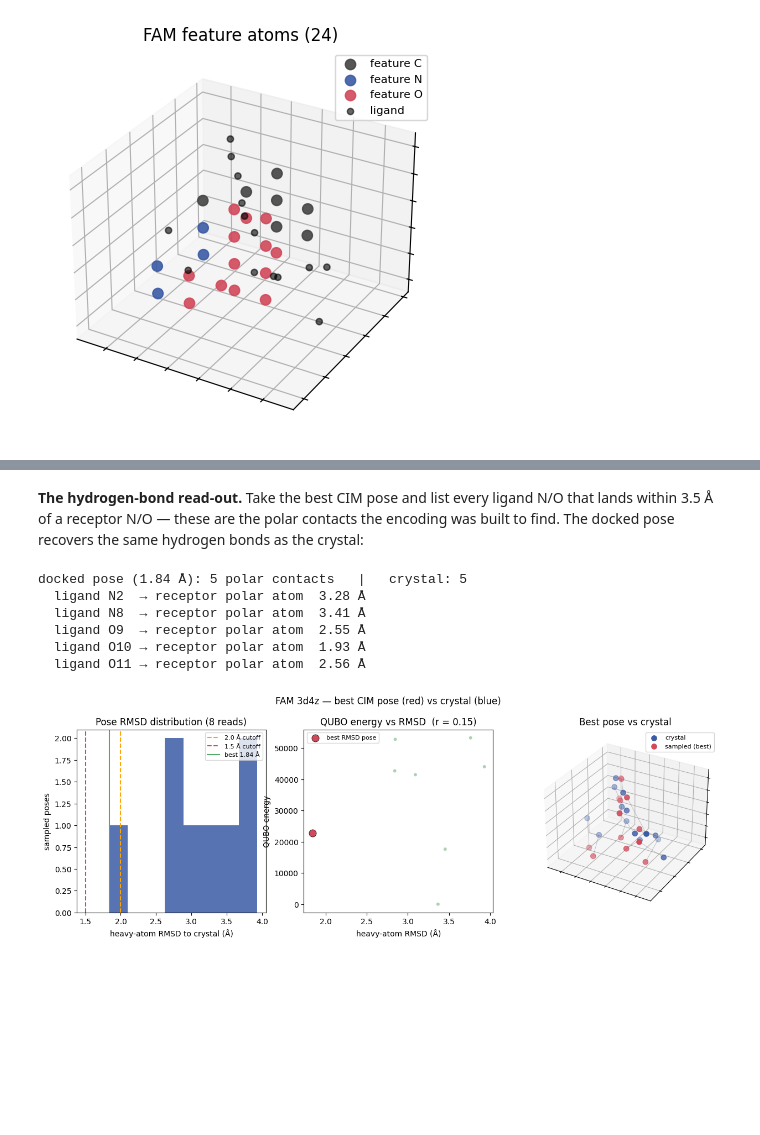
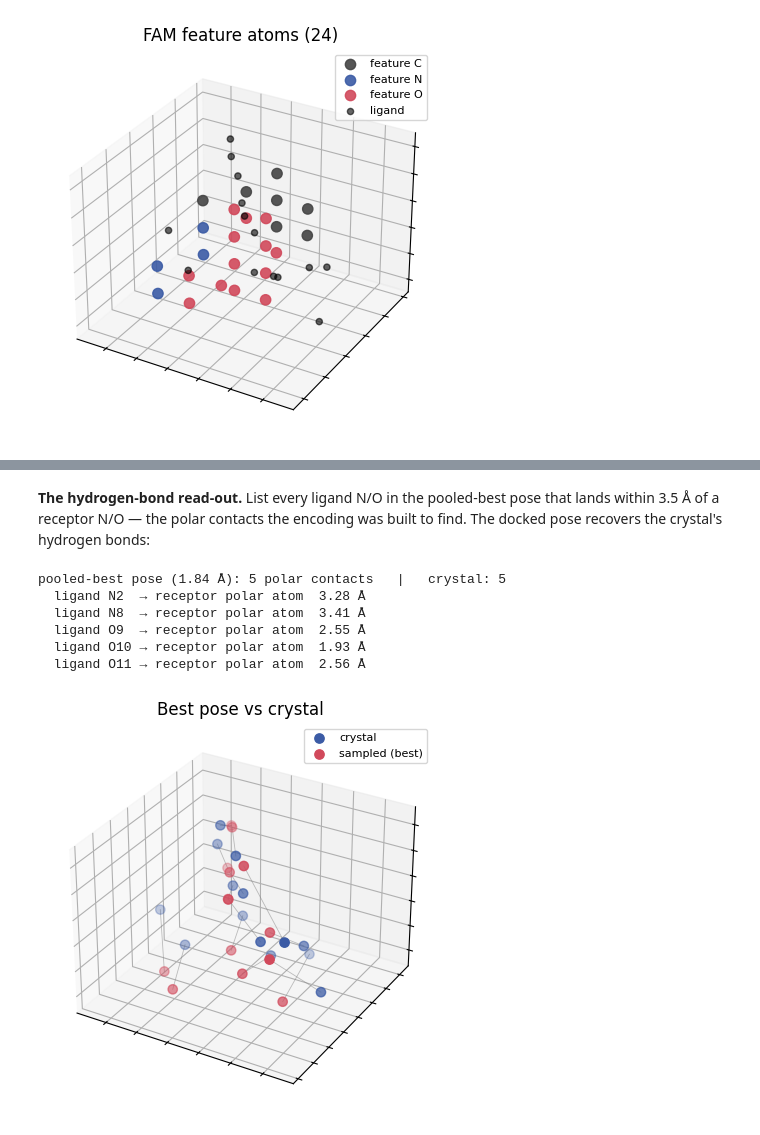
Before and after one commit to Morwey/qdock-kaiwu-workshop, a Jupyter notebook: notebooks/qdock_kaiwu_workshop.ipynb, the cells around one changed output, grey strips where cells are left out. Drawn from its saved outputs; the diff is of its cells as text; code cells hidden in the pictures; blank space fills up the shorter version.

```diff
--- a/notebooks/qdock_kaiwu_workshop.ipynb
+++ b/notebooks/qdock_kaiwu_workshop.ipynb
@@ -163,8 +172,7 @@ The best run (t=12) docks to **1.25 Å**. Overlay it on the crystal and score wi
 # %%
-rmsd, energies, vina, P, bi = sweep[12]
-fig = viz.summary_figure(rmsd, energies, P[bi], lig.coords, lig.elements,
-                         suptitle='GPM 3f3d — best CIM pose (red) vs crystal (blue)')
-plt.show()
-vc = scoring.score_pose(g.receptor_pdbqt, lig.lines, lig.coords, 'nb_gpm/score', 'cryst')
-print(f'Vina: best pose {vina[bi]:.2f}  vs  crystal {vc:.2f} kcal/mol')
+fig = plt.figure(figsize=(6, 5)); ax = fig.add_subplot(111, projection='3d')
+viz.plot_pose_overlay(ax, best_pose_g, lig.coords, lig.elements); plt.show()
+vb = scoring.score_pose(g.receptor_pdbqt, lig.lines, best_pose_g, 'nb_gpm/score', 'best')
+vc = scoring.score_pose(g.receptor_pdbqt, lig.lines, lig.coords,   'nb_gpm/score', 'cryst')
+print(f'Vina: pooled-best pose {vb:.2f}  vs  crystal {vc:.2f} kcal/mol')
 # %% [output]
@@ -218,0 +209,5 @@ t=12  poses=8  mRMSD=1.84  vina-best RMSD=1.84 Å
+# %%
+runs_f = ['qdock_3d4z_FAM_1p0_p8t12'] + [f'repro3_3d4z_FAM_t12_r{i}' for i in range(4)]
+per_run_f, (best_rmsd_f, best_pose_f) = pool_runs(Qf, ligf, vars_f, f.feat_coords, f.receptor_pdbqt, runs_f, 'nb_fam/score')
+print('per-run best RMSD:', [round(x,2) for x in per_run_f])
+print(f'pooled best: {best_rmsd_f:.2f} Å')
@@ -219,37 +222,32 @@ t=12  poses=8  mRMSD=1.84  vina-best RMSD=1.84 Å
 # %% [markdown]
-**The hydrogen-bond read-out.** Take the best CIM pose and list every ligand N/O
-that lands within 3.5 Å of a receptor N/O — these are the polar contacts the
-encoding was built to find. The docked pose recovers the same hydrogen bonds as
-the crystal:
+**The hydrogen-bond read-out.** List every ligand N/O in the pooled-best pose
+that lands within 3.5 Å of a receptor N/O — the polar contacts the encoding was
+built to find. The docked pose recovers the crystal's hydrogen bonds:
 # %%
 def polar_contacts(xyz, el, rec_xyz, rec_el, cut=3.5):
     el = np.array([str(e).strip().upper()[:1] for e in el])
     rec_el = np.array([str(e).strip().upper()[:1] for e in rec_el])
     R = np.asarray(rec_xyz)[np.isin(rec_el, ['N','O'])]
-    out = []
-    for i in np.where(np.isin(el, ['N','O']))[0]:
-        dmin = np.linalg.norm(R - xyz[i], axis=1).min()
-        if dmin <= cut: out.append((el[i], i, round(float(dmin), 2)))
-    return out
+    return [(el[i], i, round(float(np.linalg.norm(R - xyz[i], axis=1).min()), 2))
+            for i in np.where(np.isin(el, ['N','O']))[0]
+            if np.linalg.norm(R - xyz[i], axis=1).min() <= cut]
 
-rmsd, energies, vina, P, bi = fsweep[12]
-dock_hb  = polar_contacts(P[bi],       ligf.elements, f.rec_coords, f.rec_elements)
-cryst_hb = polar_contacts(ligf.coords, ligf.elements, f.rec_coords, f.rec_elements)
-print(f'docked pose ({rmsd[bi]:.2f} Å): {len(dock_hb)} polar contacts   |   crystal: {len(cryst_hb)}')
+dock_hb  = polar_contacts(best_pose_f,  ligf.elements, f.rec_coords, f.rec_elements)
+cryst_hb = polar_contacts(ligf.coords,  ligf.elements, f.rec_coords, f.rec_elements)
+print(f'pooled-best pose ({best_rmsd_f:.2f} Å): {len(dock_hb)} polar contacts   |   crystal: {len(cryst_hb)}')
 for el, i, d in dock_hb: print(f'  ligand {el}{i:<2d} → receptor polar atom  {d} Å')
 # %% [output]
-docked pose (1.84 Å): 5 polar contacts   |   crystal: 5
+pooled-best pose (1.84 Å): 5 polar contacts   |   crystal: 5
   ligand N2  → receptor polar atom  3.28 Å
   ligand N8  → receptor polar atom  3.41 Å
   ligand O9  → receptor polar atom  2.55 Å
   ligand O10 → receptor polar atom  1.93 Å
   ligand O11 → receptor polar atom  2.56 Å
-# %%
-fig = viz.summary_figure(rmsd, energies, P[bi], ligf.coords, ligf.elements,
-                         suptitle='FAM 3d4z — best CIM pose (red) vs crystal (blue)')
-plt.show()
-# %% [output]
-[figure, removed]
+# %%
+fig = plt.figure(figsize=(6, 5)); ax = fig.add_subplot(111, projection='3d')
+viz.plot_pose_overlay(ax, best_pose_f, ligf.coords, ligf.elements); plt.show()
+# %% [output]
+[figure, added]
 # %% [markdown]
 ## 5. Takeaways
 
```
Also changed, not shown: parts of 20 cells of this notebook, 16 other files.
